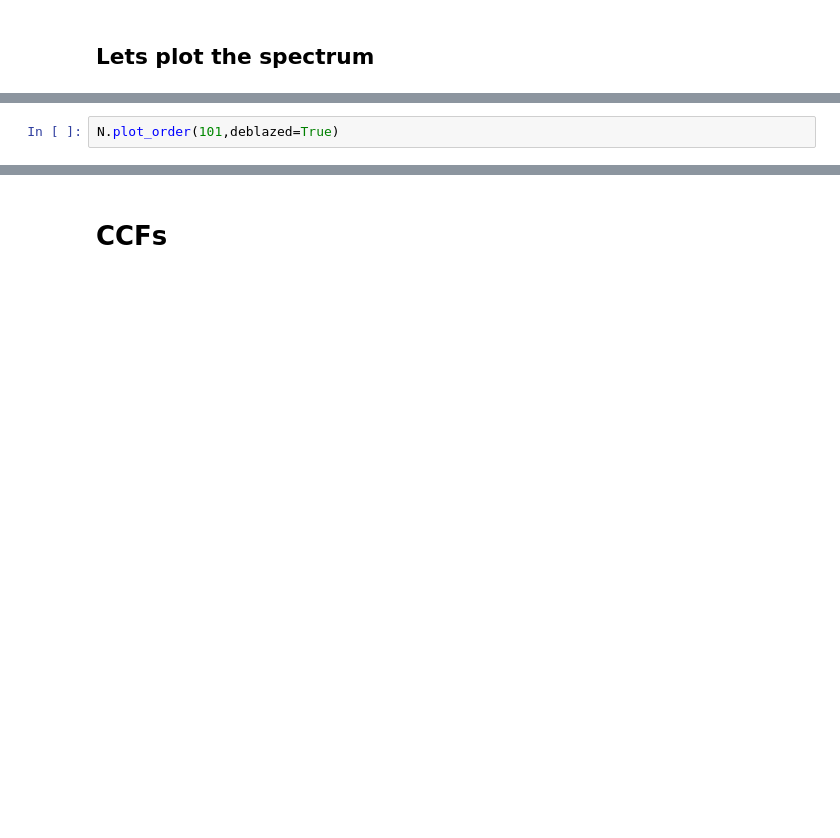
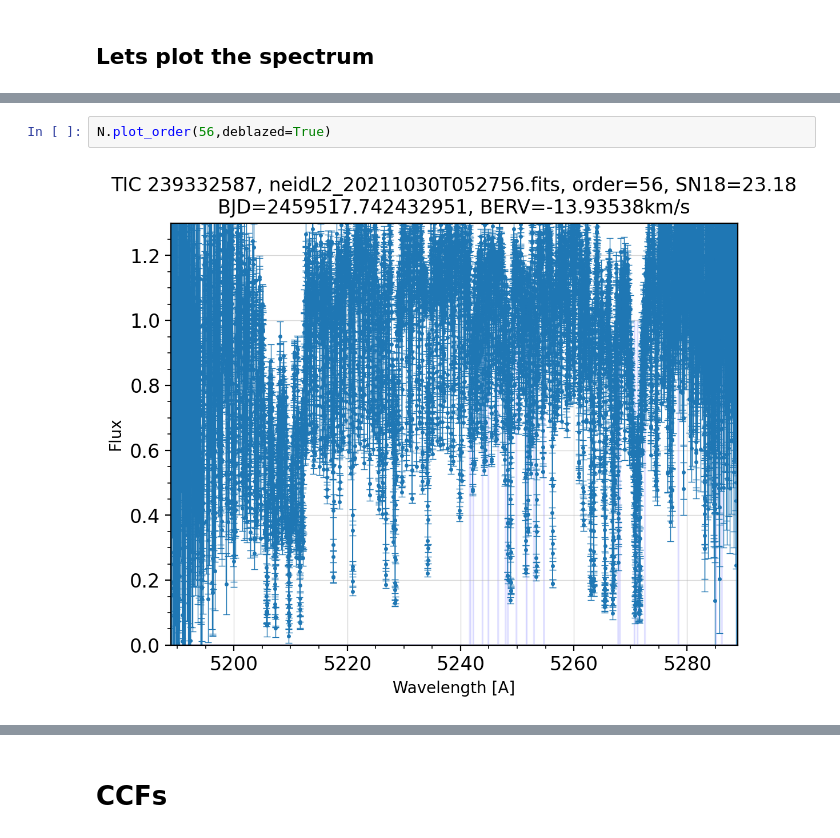
Before and after one commit to Roan-Arendtsz/neidspec, a Jupyter notebook: notebooks/01 - NEIDSpec Tutorial.ipynb, the cells around one changed output, grey strips where cells are left out. Drawn from its saved outputs; the diff is of its cells as text; blank space fills up the shorter version.

```diff
--- a/notebooks/01 - NEIDSpec Tutorial.ipynb
+++ b/notebooks/01 - NEIDSpec Tutorial.ipynb
@@ -99,5 +113,7 @@ N.plot_order(102,deblazed=True)
 # %%
-N.plot_order(101,deblazed=True)
+N.plot_order(56,deblazed=True)
+# %% [output]
+[figure, added]
 # %%
 #We could also this the following way using the handy wavelength and flux attributes
 o = 102
```
Also changed, not shown: parts of 21 cells of this notebook, 4 other files.
